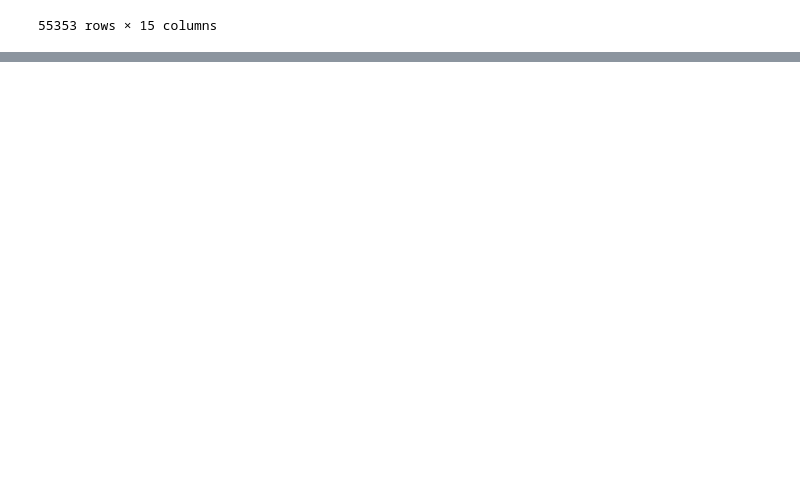
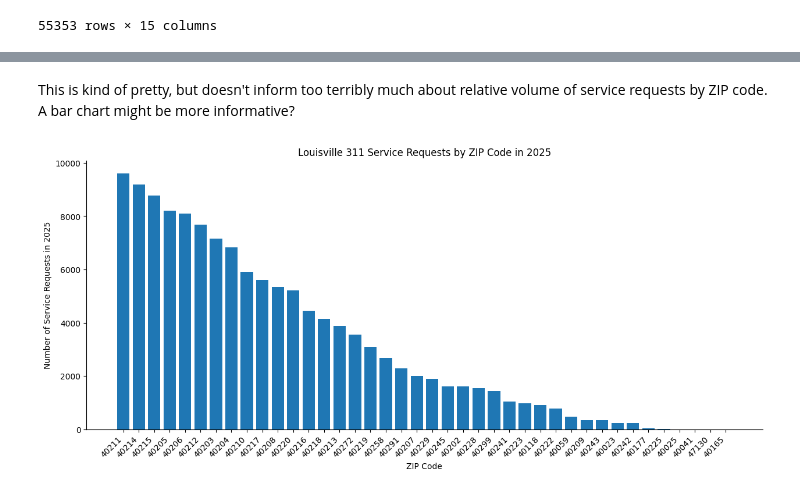
Before and after one commit to peachfiend-42/LouKY_311_Exploration, a Jupyter notebook: LouKY_311_Exploration/initial_views.ipynb, the cells around one changed output, grey strips where cells are left out. Saved outputs shown, nothing was run; the diff lists cells and outputs as text; code cells hidden in the pictures; blank space fills up the shorter version.

```diff
--- a/LouKY_311_Exploration/initial_views.ipynb
+++ b/LouKY_311_Exploration/initial_views.ipynb
@@ -350,0 +356,13 @@ lou311_clean[lou311_clean['zip_code'] == 'Unknown']
+# %%
+# count requests by ZIP code
+tot_sr_zip = lou311_clean.value_counts(subset='zip_code').drop('Unknown')
+
+# set a reasonable plot size
+plt.figure(figsize=(7,7))
+
+# plot a pie chart, exclude "Unknown" ZIP
+plt.pie(tot_sr_zip,
+        autopct='%1.1f%%',
+        labels=tot_sr_zip.index)
+plt.title('Number of Service Requests by ZIP Code (Excluding Unknown ZIP)')
+plt.show()
@@ -350,0 +400,21 @@ lou311_clean[lou311_clean['zip_code'] == 'Unknown']
+# %% [markdown]
+This is kind of pretty, but doesn't inform too terribly much about relative volume of service requests by ZIP code.
+A bar chart might be more informative?
+# %%
+# set a reasonable plot size
+plt.figure(figsize=(15,6))
+
+# make it more readable
+plt.xlabel("ZIP Code")
+plt.ylabel("Number of Service Requests in 2025")
+plt.title("Louisville 311 Service Requests by ZIP Code in 2025")
+plt.xticks(rotation=45, ha='right')
+ax = plt.gca()
+ax.spines['top'].set_visible(False)
+ax.spines['right'].set_visible(False)
+
+plt.bar(tot_sr_zip.index,tot_sr_zip.values)
+
+plt.show()
+# %% [output]
+[figure, added]
```
Also changed, not shown: parts of 7 cells of this notebook.
